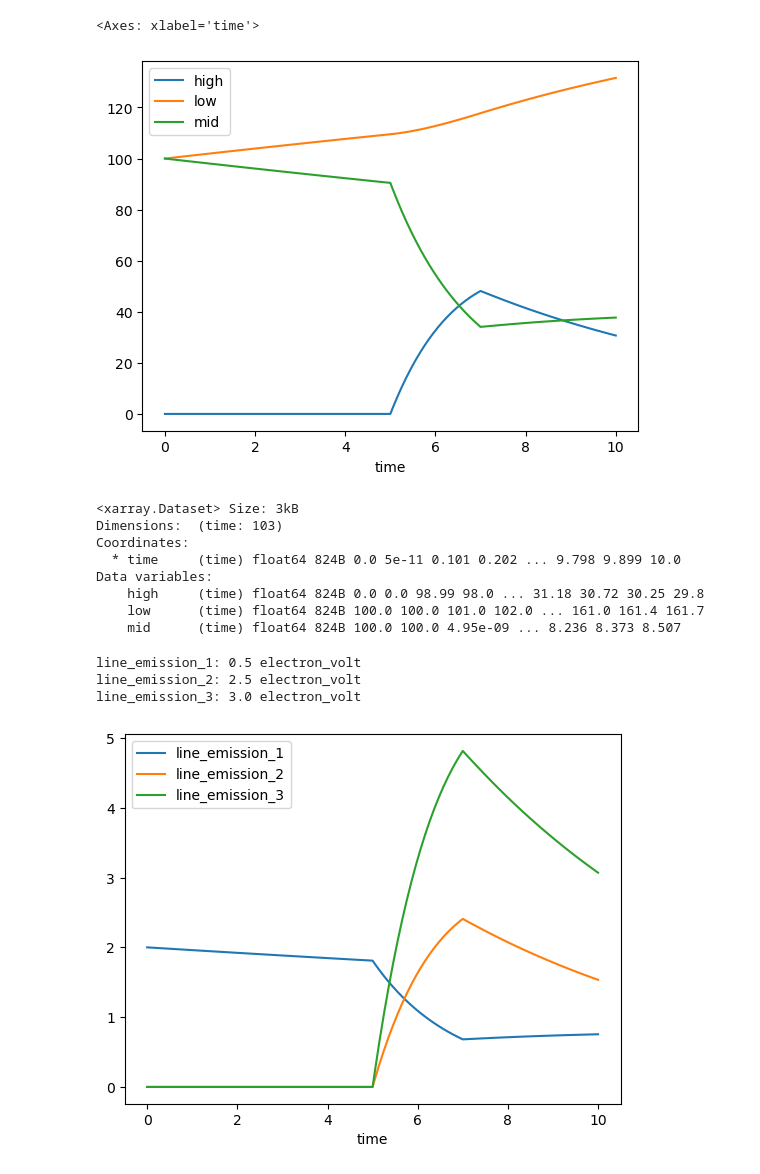
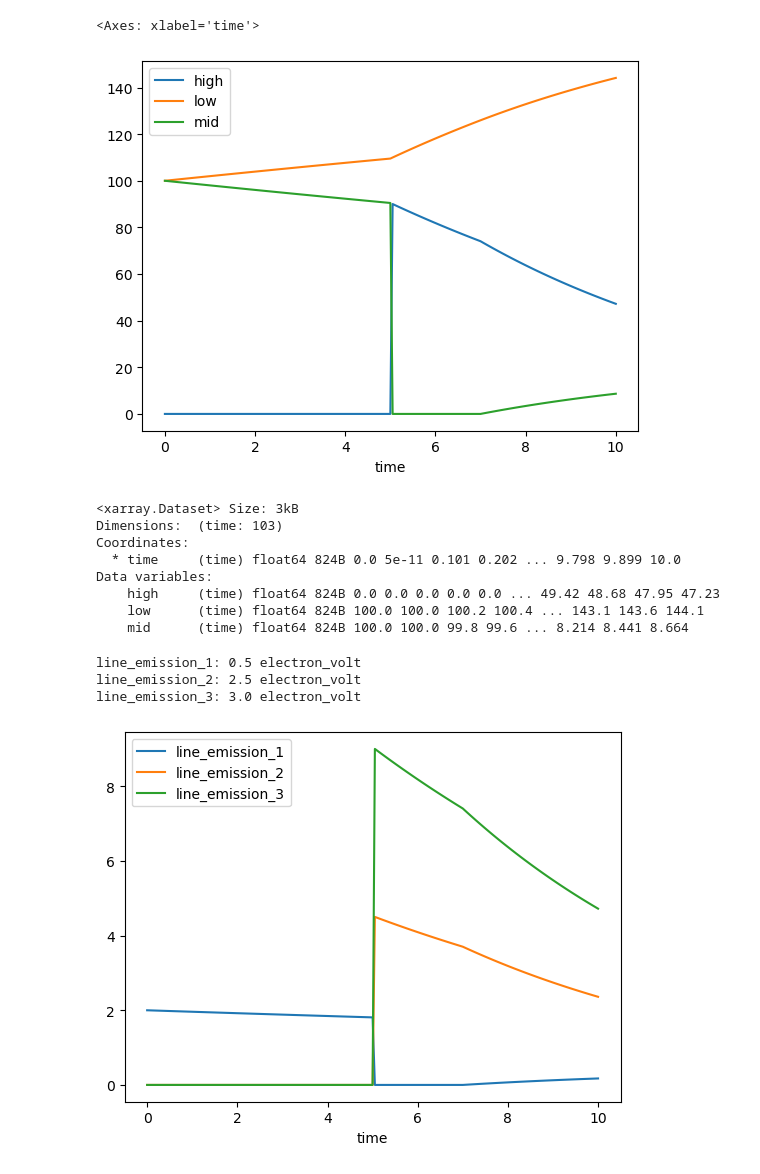
Before and after one commit to dyscolab/jablonski, a Jupyter notebook: examples/time_resolved.ipynb, the cells around one changed output. Saved outputs shown, nothing was run; the diff lists cells and outputs as text; code cells hidden in the pictures.

Commit message:
Absorption rates are now cross sections (cm**2 units), pumps a are now photon flux (1/(cm**2 * s) units)

```diff
--- a/examples/time_resolved.ipynb
+++ b/examples/time_resolved.ipynb
@@ -24,9 +24,13 @@ class Model(SpectroscopicSystem):
     mid: SingletState = initial(5 * u.eV, "singlet", default=100)
     high: SingletState = initial(7.5 * u.eV, "singlet", default=0)
 
-    absorption_1 = transitions.Absorption(ground=low, excited=high, rate=1e-1 / u.s)
-    absorption_2 = transitions.Absorption(ground=low, excited=mid, rate=2e-1 / u.s)
-    absorption_3 = transitions.Absorption(ground=mid, excited=high, rate=0.5e-1 / u.s)
+    absorption_1 = transitions.Absorption(
+        ground=low, excited=high, rate=1e-15 * u.cm**2
+    )
+    absorption_2 = transitions.Absorption(ground=low, excited=mid, rate=2e-15 * u.cm**2)
+    absorption_3 = transitions.Absorption(
+        ground=mid, excited=high, rate=0.5e-15 * u.cm**2
+    )
     emission_1 = transitions.Fluorescence(ground=low, excited=mid, rate=2e-2 / u.s)
     emission_2 = transitions.Fluorescence(ground=mid, excited=high, rate=0.5e-1 / u.s)
     emission_3 = transitions.Fluorescence(ground=low, excited=high, rate=1e-1 / u.s)
@@ -36,16 +40,16 @@ sim = Simulator(Model)
 # %%
 # Picewise simulation with a delta excitation at t = 0 and a pulse between t = 5 and t = 7
 delta = delta_excitation(
-    Model.absorption_3, start=0 * u.s, area=1 * u.s
+    Model.absorption_3, start=0 * u.s, area=1e22 / u.cm**2
 )  # delta excitiation
 pulse = pulse_excitation(
-    Model.absorption_3, start=5, width=2, height=10
+    Model.absorption_3, start=5, width=2, height=1e23 / (u.cm**2 * u.s)
 )  # delta excitiation
 result_1 = piecewise(sim, events=delta | pulse, save_at=np.linspace(0, 10, 100))
 result_1.to_dataframe().plot()
 # %% [output]
 <Axes: xlabel='time'>
-[figure, old version]
+[figure, new version]
 # %%
 result_1
 # %% [output]
@@ -54,9 +58,9 @@ Dimensions:  (time: 103)
 Coordinates:
   * time     (time) float64 824B 0.0 5e-11 0.101 0.202 ... 9.798 9.899 10.0
 Data variables:
-    high     (time) float64 824B 0.0 0.0 98.99 98.0 ... 31.18 30.72 30.25 29.8
-    low      (time) float64 824B 100.0 100.0 101.0 102.0 ... 161.0 161.4 161.7
-    mid      (time) float64 824B 100.0 100.0 4.95e-09 ... 8.236 8.373 8.507
+    high     (time) float64 824B 0.0 0.0 0.0 0.0 0.0 ... 49.42 48.68 47.95 47.23
+    low      (time) float64 824B 100.0 100.0 100.2 100.4 ... 143.1 143.6 144.1
+    mid      (time) float64 824B 100.0 100.0 99.8 99.6 ... 8.214 8.441 8.664
 # %%
 # spectral time resolved emission for same excitation
 result_2 = spectral_time_resolved_emission(
@@ -71,7 +75,7 @@ for line, energy in result_2.attrs.items():
 line_emission_1: 0.5 electron_volt
 line_emission_2: 2.5 electron_volt
 line_emission_3: 3.0 electron_volt
-[figure, old version]
+[figure, new version]
 # %%
 # join_by_energy groups lines of the same energy and outputs energy instead of name
 result_2 = spectral_time_resolved_emission(
```
Also changed, not shown: parts of 1 cell of this notebook, 11 other files.
